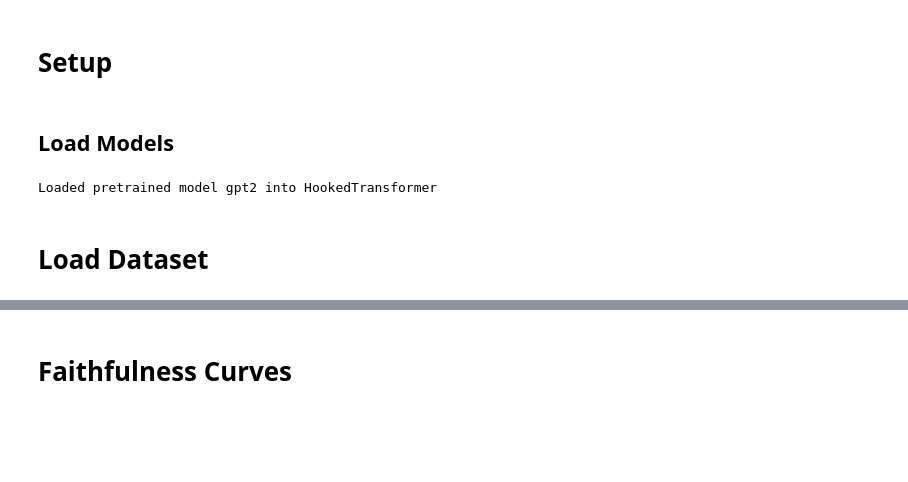
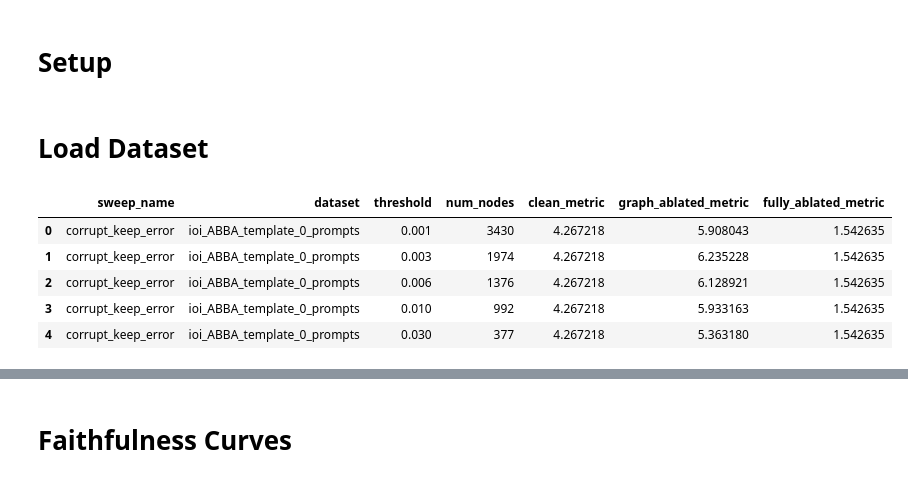
Before and after one commit to dtch1997/circuit-finder, a Jupyter notebook: circuit_finder/paper/make_sweep_plots.ipynb, the cells around one changed output, grey strips where cells are left out. Cells and saved outputs as stored; diff of their text form; code cells hidden in the pictures; blank space fills up the shorter version.

```diff
--- a/circuit_finder/paper/make_sweep_plots.ipynb
+++ b/circuit_finder/paper/make_sweep_plots.ipynb
@@ -7,22 +7,6 @@
 import sys
 
 sys.path.append("/workspace/circuit-finder")
-# %% [markdown]
-## Load Models
-# %%
-from circuit_finder.pretrained import load_model
-from circuit_finder.pretrained import load_attn_saes, load_hooked_mlp_transcoders
-from circuit_finder.patching.indirect_leap import preprocess_attn_saes
-
-model = load_model()
-attn_sae_dict = load_attn_saes()
-attn_sae_dict = preprocess_attn_saes(attn_sae_dict, model)
-hooked_mlp_transcoder_dict = load_hooked_mlp_transcoders()
-
-attn_saes = list(attn_sae_dict.values())
-transcoders = list(hooked_mlp_transcoder_dict.values())
-# %% [output]
-Loaded pretrained model gpt2 into HookedTransformer
 # %% [markdown]
 # Load Dataset
 # %%
@@ -48,32 +32,51 @@ def load_result(
 # %%
 import pathlib
 import pandas as pd
-from circuit_finder.experiments.run_dataset_sweep import ALL_DATASETS
+from circuit_finder.experiments.run_dataset_sweep import SELECTED_DATASETS
 from circuit_finder.paper.run_leap_experiment_batched import THRESHOLDS
 
-SWEEP_NAMES = ["c4_keep_error", "c4_ablate_error", "D_keep_error", "D_ablate_error"]
+SWEEP_NAMES = [
+    "corrupt_keep_error",
+    "corrupt_ablate_error",
+    "tokenwise_keep_error",
+    "tokenwise_ablate_error",
+    "c4_keep_error",
+    "c4_ablate_error",
+    "D_keep_error",
+    "D_ablate_error",
+]
 
 
 rows = []
 for sweep_name in SWEEP_NAMES:
-    for dataset_path in ALL_DATASETS:
+    for dataset_path in SELECTED_DATASETS:
         dataset_name = pathlib.Path(dataset_path).stem
         for threshold in THRESHOLDS:
-            result = load_result(dataset_name, threshold, sweep_name)
+            try:
+                result = load_result(dataset_name, threshold, sweep_name)
+            except FileNotFoundError:
+                continue
             num_nodes = len(result.graph.get_src_nodes()) + len(
                 result.error_graph.get_src_nodes()
             )
             rows.append(
                 {
                     "sweep_name": sweep_name,
                     "dataset": dataset_name,
                     "threshold": threshold,
                     "num_nodes": num_nodes,
                     "clean_metric": result.clean_metric,
-                    "ablate_metric": result.ablate_metric,
-                    "corrupt_metric": result.corrupt_metric,
+                    "graph_ablated_metric": result.graph_ablated_metric,
+                    "fully_ablated_metric": result.fully_ablated_metric,
                 }
             )
 
 df = pd.DataFrame(rows)
 df.head()
+# %% [output]
+|  | sweep_name | dataset | threshold | num_nodes | clean_metric | graph_ablated_metric | fully_ablated_metric |
+| 0 | corrupt_keep_error | ioi_ABBA_template_0_prompts | 0.001 | 3430 | 4.267218 | 5.908043 | 1.542635 |
+| 1 | corrupt_keep_error | ioi_ABBA_template_0_prompts | 0.003 | 1974 | 4.267218 | 6.235228 | 1.542635 |
+| 2 | corrupt_keep_error | ioi_ABBA_template_0_prompts | 0.006 | 1376 | 4.267218 | 6.128921 | 1.542635 |
+| 3 | corrupt_keep_error | ioi_ABBA_template_0_prompts | 0.010 | 992 | 4.267218 | 5.933163 | 1.542635 |
+| 4 | corrupt_keep_error | ioi_ABBA_template_0_prompts | 0.030 | 377 | 4.267218 | 5.363180 | 1.542635 |
```
Also changed, not shown: parts of 11 cells of this notebook, 11 other files.
